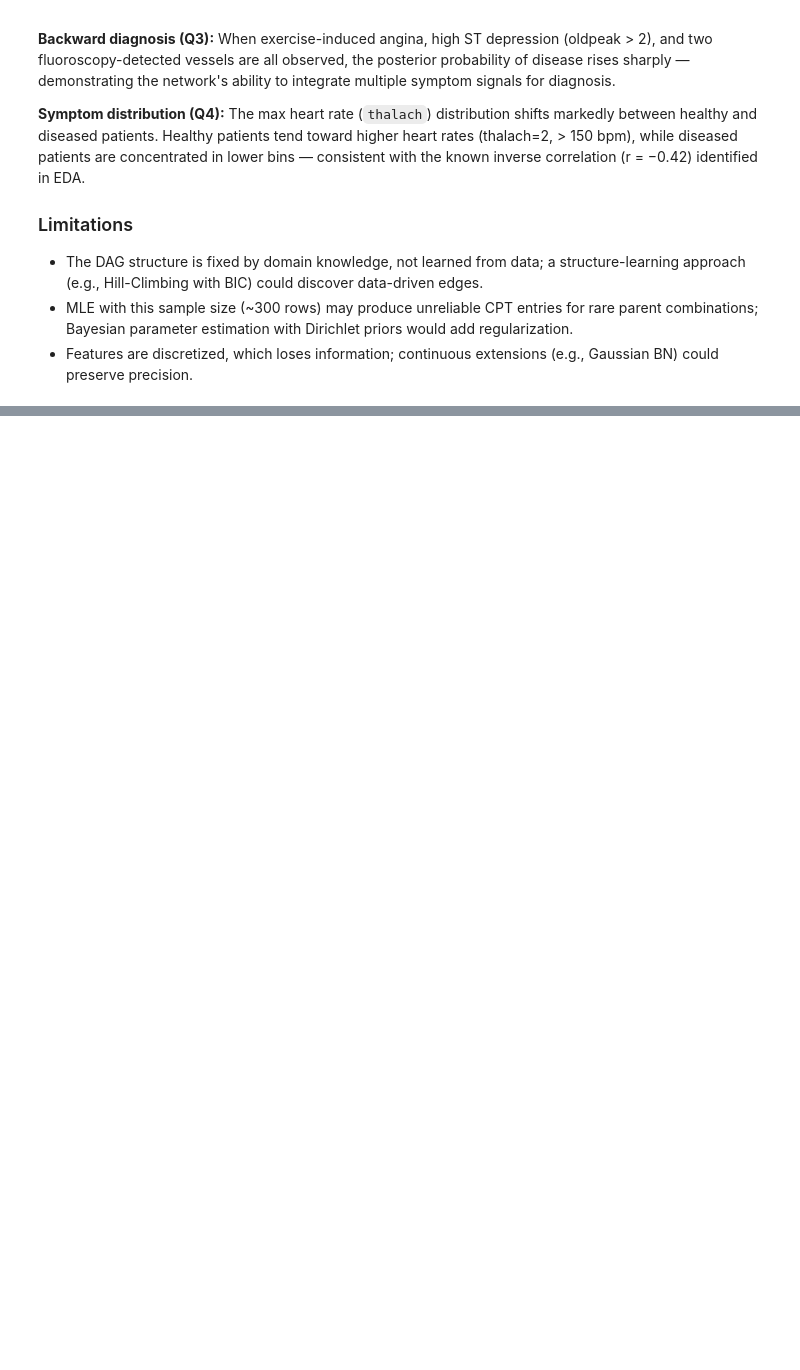
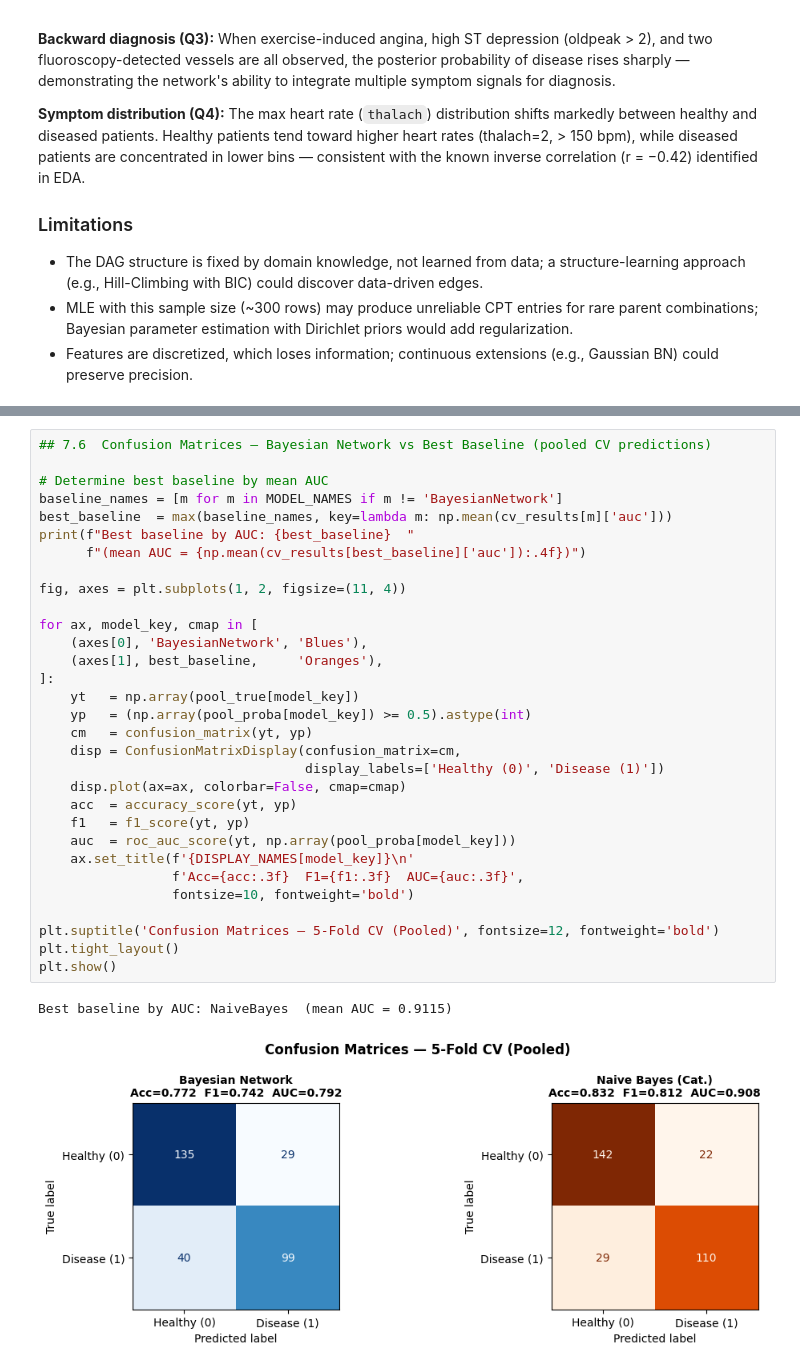
Before and after one commit to cheahcha/cs5340-project, a Jupyter notebook: bayesian_network.ipynb, the cells around one changed output, grey strips where cells are left out. Drawn from its saved outputs; the diff is of its cells as text; blank space fills up the shorter version.

```diff
--- a/bayesian_network.ipynb
+++ b/bayesian_network.ipynb
@@ -444,0 +742,34 @@ We built a 3-layer Bayesian Network over the Cleveland Heart Disease dataset (30
+# %%
+## 7.6  Confusion Matrices — Bayesian Network vs Best Baseline (pooled CV predictions)
+
+# Determine best baseline by mean AUC
+baseline_names = [m for m in MODEL_NAMES if m != 'BayesianNetwork']
+best_baseline  = max(baseline_names, key=lambda m: np.mean(cv_results[m]['auc']))
+print(f"Best baseline by AUC: {best_baseline}  "
+      f"(mean AUC = {np.mean(cv_results[best_baseline]['auc']):.4f})")
+
+fig, axes = plt.subplots(1, 2, figsize=(11, 4))
+
+for ax, model_key, cmap in [
+    (axes[0], 'BayesianNetwork', 'Blues'),
+    (axes[1], best_baseline,     'Oranges'),
+]:
+    yt   = np.array(pool_true[model_key])
+    yp   = (np.array(pool_proba[model_key]) >= 0.5).astype(int)
+    cm   = confusion_matrix(yt, yp)
+    disp = ConfusionMatrixDisplay(confusion_matrix=cm,
+                                  display_labels=['Healthy (0)', 'Disease (1)'])
+    disp.plot(ax=ax, colorbar=False, cmap=cmap)
+    acc  = accuracy_score(yt, yp)
+    f1   = f1_score(yt, yp)
+    auc  = roc_auc_score(yt, np.array(pool_proba[model_key]))
+    ax.set_title(f'{DISPLAY_NAMES[model_key]}\n'
+                 f'Acc={acc:.3f}  F1={f1:.3f}  AUC={auc:.3f}',
+                 fontsize=10, fontweight='bold')
+
+plt.suptitle('Confusion Matrices — 5-Fold CV (Pooled)', fontsize=12, fontweight='bold')
+plt.tight_layout()
+plt.show()
+# %% [output]
+Best baseline by AUC: NaiveBayes  (mean AUC = 0.9115)
+[figure, added]
```
Also changed, not shown: parts of 6 cells of this notebook.
